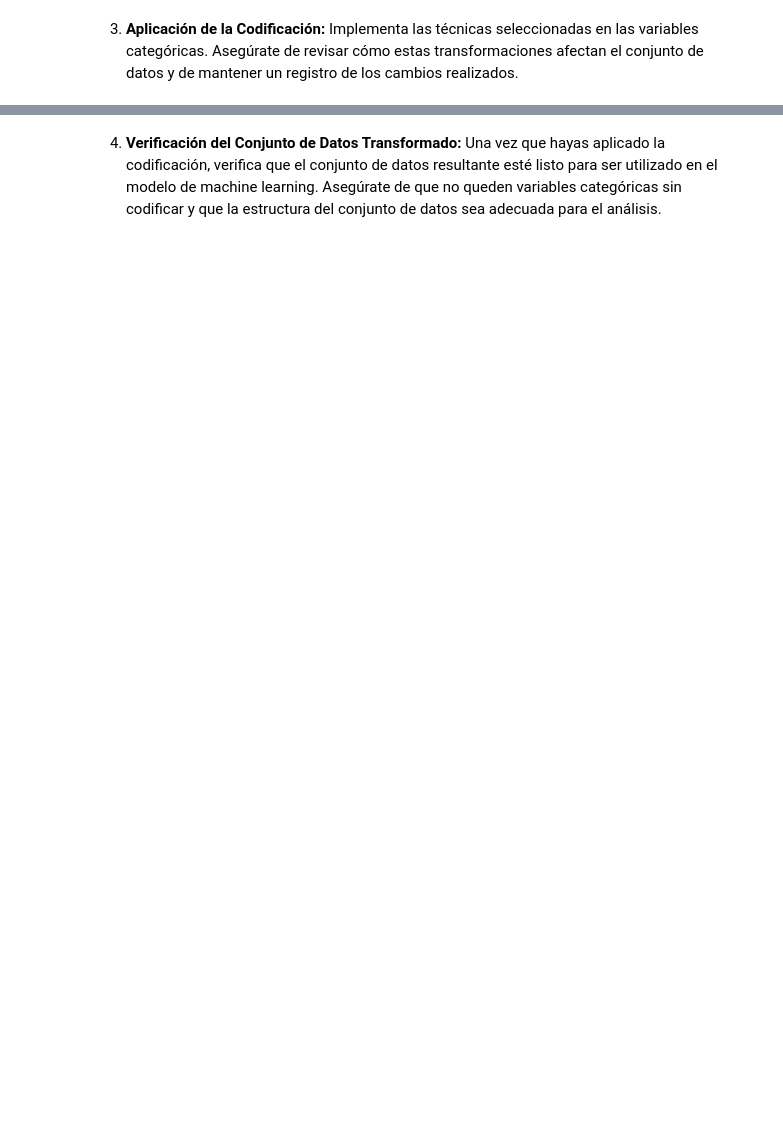
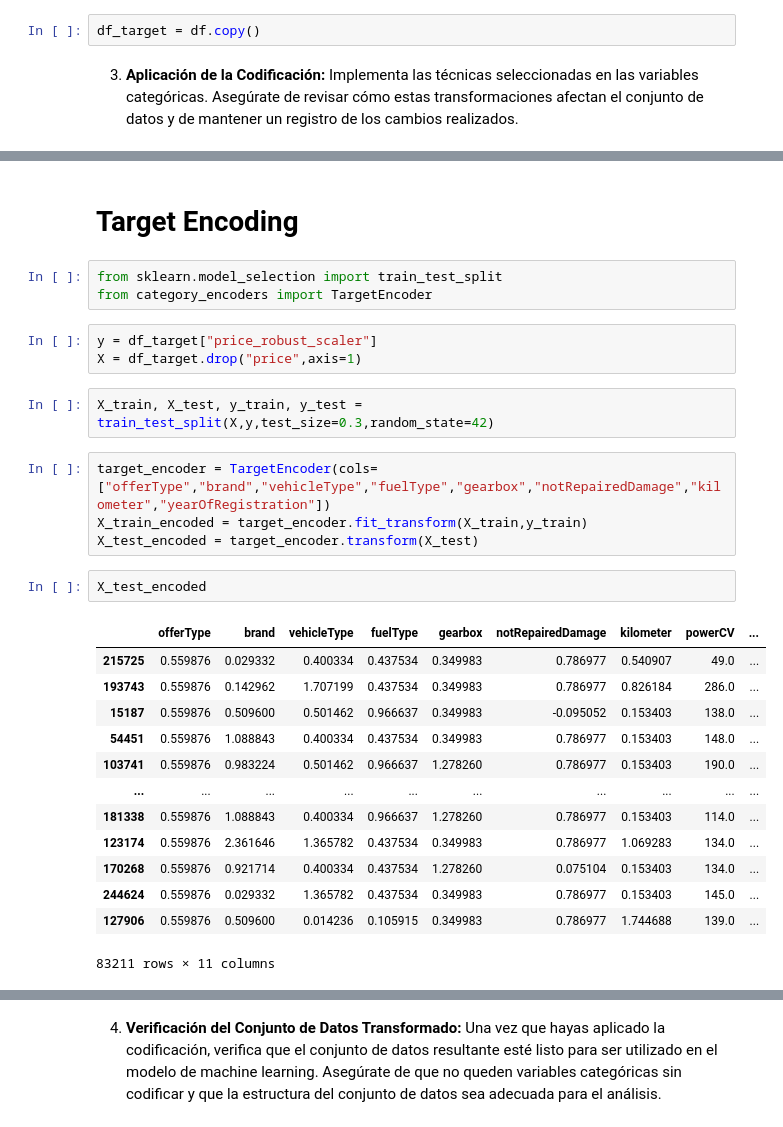
Before and after one commit to apelsito/laboratorio-modulo7-leccion04-encoding, a Jupyter notebook: laboratorio-modulo7-leccion04-encoding.ipynb, the cells around one changed output, grey strips where cells are left out. Saved outputs shown, nothing was run; the diff lists cells and outputs as text; blank space fills up the shorter version.

```diff
--- a/laboratorio-modulo7-leccion04-encoding.ipynb
+++ b/laboratorio-modulo7-leccion04-encoding.ipynb
@@ -333,2 +342,4 @@ df.drop(columns="seller",inplace=True)
+# %%
+df_target = df.copy()
 # %% [markdown]
 3. **Aplicación de la Codificación:** Implementa las técnicas seleccionadas en las variables categóricas. Asegúrate de revisar cómo estas transformaciones afectan el conjunto de datos y de mantener un registro de los cambios realizados.
@@ -334,0 +353,30 @@ df.drop(columns="seller",inplace=True)
+# %% [markdown]
+# Target Encoding
+# %%
+from sklearn.model_selection import train_test_split
+from category_encoders import TargetEncoder
+# %%
+y = df_target["price_robust_scaler"]
+X = df_target.drop("price",axis=1)
+# %%
+X_train, X_test, y_train, y_test = train_test_split(X,y,test_size=0.3,random_state=42)
+# %%
+target_encoder = TargetEncoder(cols=["offerType","brand","vehicleType","fuelType","gearbox","notRepairedDamage","kilometer","yearOfRegistration"])
+X_train_encoded = target_encoder.fit_transform(X_train,y_train)
+X_test_encoded = target_encoder.transform(X_test)
+# %%
+X_test_encoded
+# %% [output]
+|  | offerType | brand | vehicleType | fuelType | gearbox | notRepairedDamage | kilometer | powerCV | ... |
+| 215725 | 0.559876 | 0.029332 | 0.400334 | 0.437534 | 0.349983 | 0.786977 | 0.540907 | 49.0 | ... |
+| 193743 | 0.559876 | 0.142962 | 1.707199 | 0.437534 | 0.349983 | 0.786977 | 0.826184 | 286.0 | ... |
+| 15187 | 0.559876 | 0.509600 | 0.501462 | 0.966637 | 0.349983 | -0.095052 | 0.153403 | 138.0 | ... |
+| 54451 | 0.559876 | 1.088843 | 0.400334 | 0.437534 | 0.349983 | 0.786977 | 0.153403 | 148.0 | ... |
+| 103741 | 0.559876 | 0.983224 | 0.501462 | 0.966637 | 1.278260 | 0.786977 | 0.153403 | 190.0 | ... |
+| ... | ... | ... | ... | ... | ... | ... | ... | ... | ... |
+| 181338 | 0.559876 | 1.088843 | 0.400334 | 0.966637 | 1.278260 | 0.786977 | 0.153403 | 114.0 | ... |
+| 123174 | 0.559876 | 2.361646 | 1.365782 | 0.437534 | 0.349983 | 0.786977 | 1.069283 | 134.0 | ... |
+| 170268 | 0.559876 | 0.921714 | 0.400334 | 0.437534 | 1.278260 | 0.075104 | 0.153403 | 134.0 | ... |
+| 244624 | 0.559876 | 0.029332 | 1.365782 | 0.437534 | 0.349983 | 0.786977 | 0.153403 | 145.0 | ... |
+| 127906 | 0.559876 | 0.509600 | 0.014236 | 0.105915 | 0.349983 | 0.786977 | 1.744688 | 139.0 | ... |
+83211 rows × 11 columns
```
Also changed, not shown: parts of 3 cells of this notebook, 1 other file.
